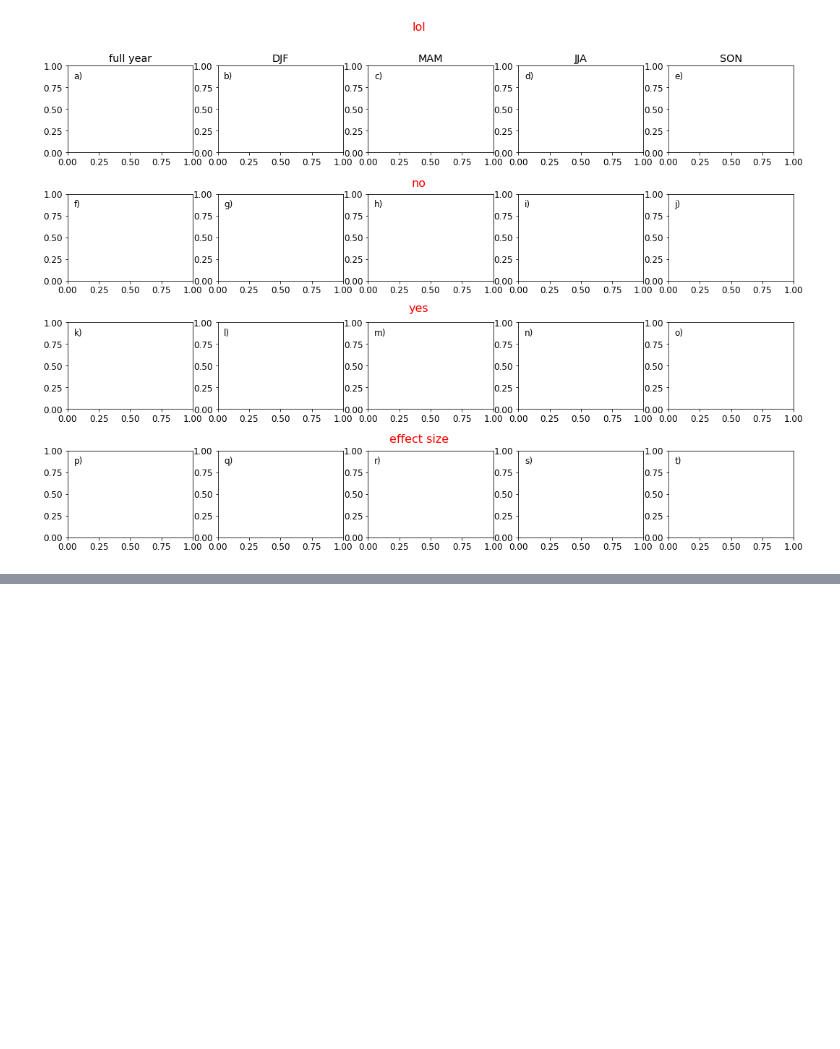
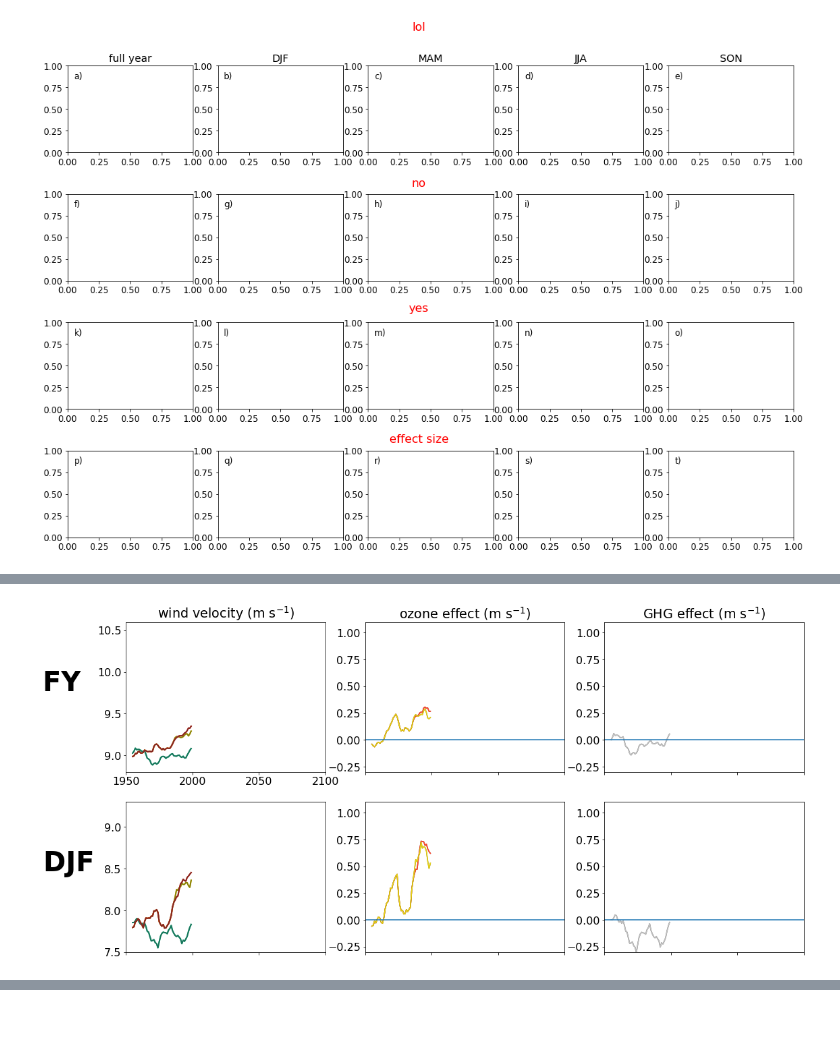
Before and after one commit to tjarnikova/SOZONE, a Jupyter notebook: windAnalyis/wspdComponents/Fig-line-windeffect.ipynb, the cells around one changed output, grey strips where cells are left out. Saved outputs shown, nothing was run; the diff lists cells and outputs as text; code cells hidden in the pictures; blank space fills up the shorter version.

```diff
--- a/windAnalyis/wspdComponents/Fig-line-windeffect.ipynb
+++ b/windAnalyis/wspdComponents/Fig-line-windeffect.ipynb
@@ -1193,0 +1451,99 @@ fig.savefig(fname, transparent=None, dpi=250, format=None,
+# %%
+plt.rcParams.update({'font.size': 16})
+font = {'family' : 'normal',
+'weight' : 'normal',
+'size'   : 16}
+
+plt.rc('font', **font)
+
+fact = 1
+fig, axs = plt.subplots(2,3, figsize=(18*fact, 9*fact), facecolor='w', edgecolor='k')
+axs = axs.ravel()
+wspdset = [wspd_1A, wspd_1B, wspd_2A, wspd_2B, wspd_3A, wspd_3B]
+scens = ['1A', '1B', '2A', '2B', '3A', '3B']
+
+wspd_2A_50 = wspd_2A.sel(time_counter=slice(f'{1950}-01-01', f'{1960}-01-01'))
+wspd_2B_50 = wspd_2B.sel(time_counter=slice(f'{1950}-01-01', f'{1960}-01-01'))
+
+wspdset_o3 = [(wspd_3B-wspd_2B), (wspd_3A-wspd_2A), (wspd_1B-wspd_2B), (wspd_1A-wspd_2A)]
+
+
+for x in range(0,6):
+    tsc = scens[x]
+    wspd = wspdset[x]
+
+    tv = wspd[var].groupby('time_counter.year').mean()
+    tv_rol = tv.rolling(year=10, center=True).mean()
+    tv_rol = tv_rol[0:50]
+    tv_rol.plot(ax = axs[0], color = scendict[tsc]['color'], linewidth = 2, alpha = 1, label = scendict[tsc]['name2'])
+
+    tv = wspd[var].sel(time_counter=(wspd['time_counter.season'] == 'DJF')).groupby('time_counter.year').mean()
+    tv_rol = tv.rolling(year=10, center=True).mean()
+    tv_rol = tv_rol[0:50]
+    tv_rol.plot(ax = axs[3], color = scendict[tsc]['color'], linewidth = 2, alpha = 1, label = scendict[tsc]['name2'])
+
+for x in range(0,4):
+    tsc = scens_o3[x]
+    wspd = wspdset_o3[x]
+    tv = wspd[var].groupby('time_counter.year').mean()
+    tv_rol = tv.rolling(year=10, center=True).mean()
+    tv_rol = tv_rol[0:50]
+    tv_rol.plot(ax = axs[1], color = cols_o3[x], linewidth = tlw, alpha = 1, label = scens_o3[x])
+
+    tv = wspd[var].sel(time_counter=(wspd['time_counter.season'] == 'DJF')).groupby('time_counter.year').mean()
+    tv_rol = tv.rolling(year=10, center=True).mean()
+    tv_rol = tv_rol[0:50]
+    tv_rol.plot(ax = axs[4], color = cols_o3[x], linewidth = tlw, alpha = 1, label = scens_o3[x])
+
+
+### temperature effect
+tv = wspd_2B[var].groupby('time_counter.year').mean()-\
+wspd_2B_50[var].mean().values
+tv_rol = tv.rolling(year=10, center=True).mean()
+tv_rol = tv_rol[0:50]
+tv_rol.plot(ax = axs[2], color = cols_t[0], linewidth = tlw, alpha = 1, label = scens_t[0])
+
+tv = wspd_2B[var].sel(time_counter=(wspd_2B['time_counter.season'] == 'DJF')).groupby('time_counter.year').mean()-\
+wspd_2B_50[var].sel(time_counter=(wspd_2B_50['time_counter.season'] == 'DJF')).mean().values
+tv_rol = tv.rolling(year=10, center=True).mean()
+tv_rol = tv_rol[0:50]
+tv_rol.plot(ax = axs[5], color = cols_t[0], linewidth = tlw, alpha = 1, label = scens_t[0])
+
+tv = wspd_2A[var].groupby('time_counter.year').mean()-\
+wspd_2A_50[var].mean().values
+tv_rol = tv.rolling(year=10, center=True).mean()
+tv_rol = tv_rol[0:50]
+#tv.plot(ax = axs[0+ind], color = cols[x], linewidth = tlw2, alpha = 0.5)
+tv_rol.plot(ax = axs[2], color = cols_t[1], linewidth = tlw, alpha = 1, label = scens_t[1])
+
+tv = wspd_2A[var].sel(time_counter=(wspd_2A['time_counter.season'] == 'DJF')).groupby('time_counter.year').mean()-\
+wspd_2A_50[var].sel(time_counter=(wspd_2A_50['time_counter.season'] == 'DJF')).mean().values
+tv_rol = tv.rolling(year=10, center=True).mean()
+tv_rol = tv_rol[0:50]
+#tv.plot(ax = axs[0+ind], color = cols[x], linewidth = tlw2, alpha = 0.5)
+tv_rol.plot(ax = axs[5], color = cols_t[1], linewidth = tlw, alpha = 1, label = scens_t[1])
+
+
+for i in range(0,6):
+    axs[i].set_xlim([1950,2100])
+    axs[i].set_xticks(np.arange(1950,2150,50))
+    axs[i].set_xlabel('')
+    axs[i].set_ylabel('')
+    axs[i].axhline(y=0)
+
+for i in range(1,6):
+    axs[i].set_xticklabels([])
+
+axs[0].set_ylim([8.8,8.8+1.8])
+axs[3].set_ylim([7.5,7.5+1.8])
+axs[1].set_ylim([-0.3,-0.2+1.3])
+axs[4].set_ylim([-0.3,-0.2+1.3])
+axs[2].set_ylim([-0.3,-0.2+1.3])
+axs[5].set_ylim([-0.3,-0.2+1.3])
+
+axs[0].set_ylabel('FY       ', rotation = -0, fontsize = 40, fontweight = 'bold')
+axs[3].set_ylabel('DJF       ', rotation = -0, fontsize = 40, fontweight = 'bold')
+axs[0].set_title('wind velocity (m s$^{-1}$)')
+axs[1].set_title('ozone effect (m s$^{-1}$)')
+axs[2].set_title('GHG effect (m s$^{-1}$)')
+# %% [output]
@@ -1193,0 +1553 @@ fig.savefig(fname, transparent=None, dpi=250, format=None,
+[figure, added]
```
Also changed, not shown: parts of 10 cells of this notebook, 10 other files.
